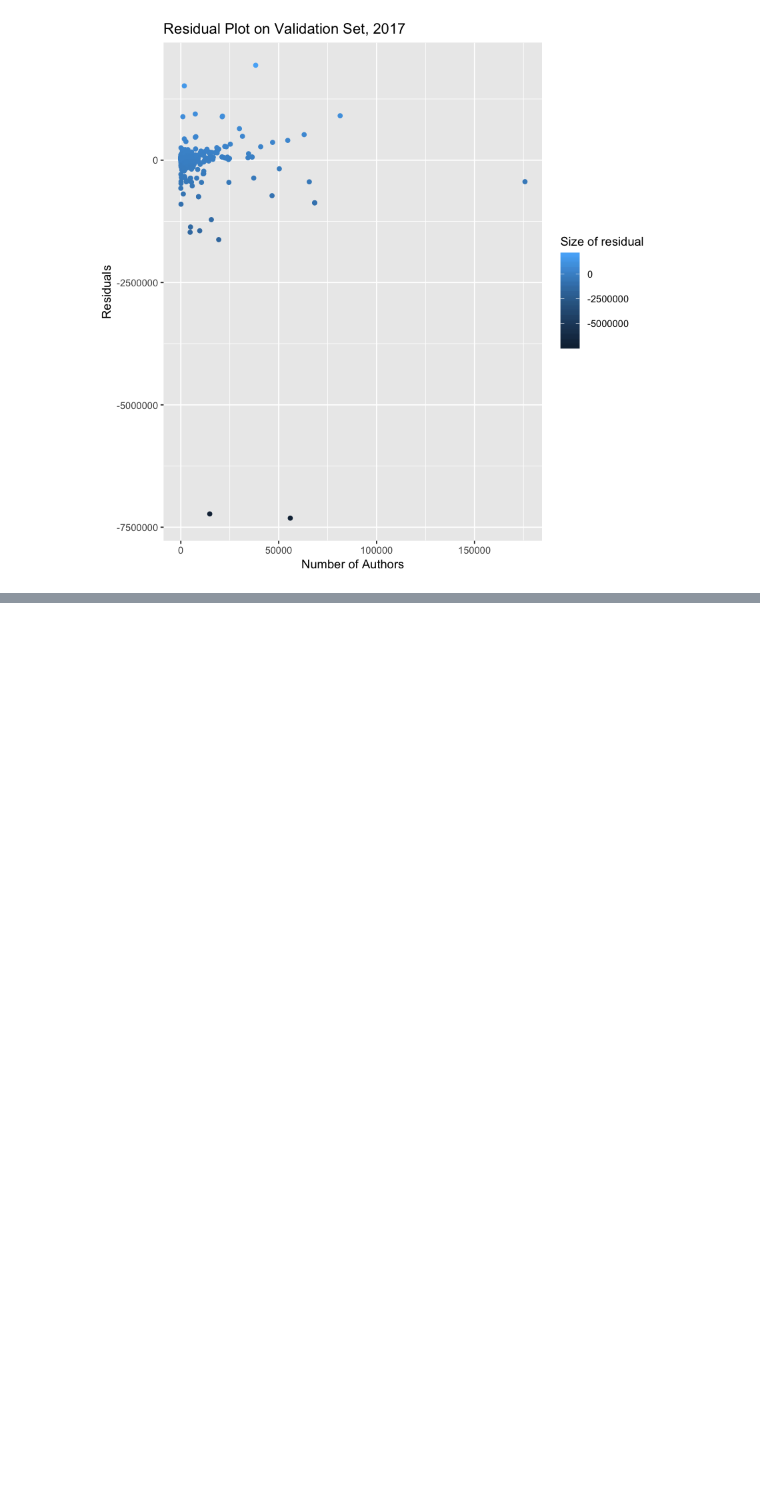
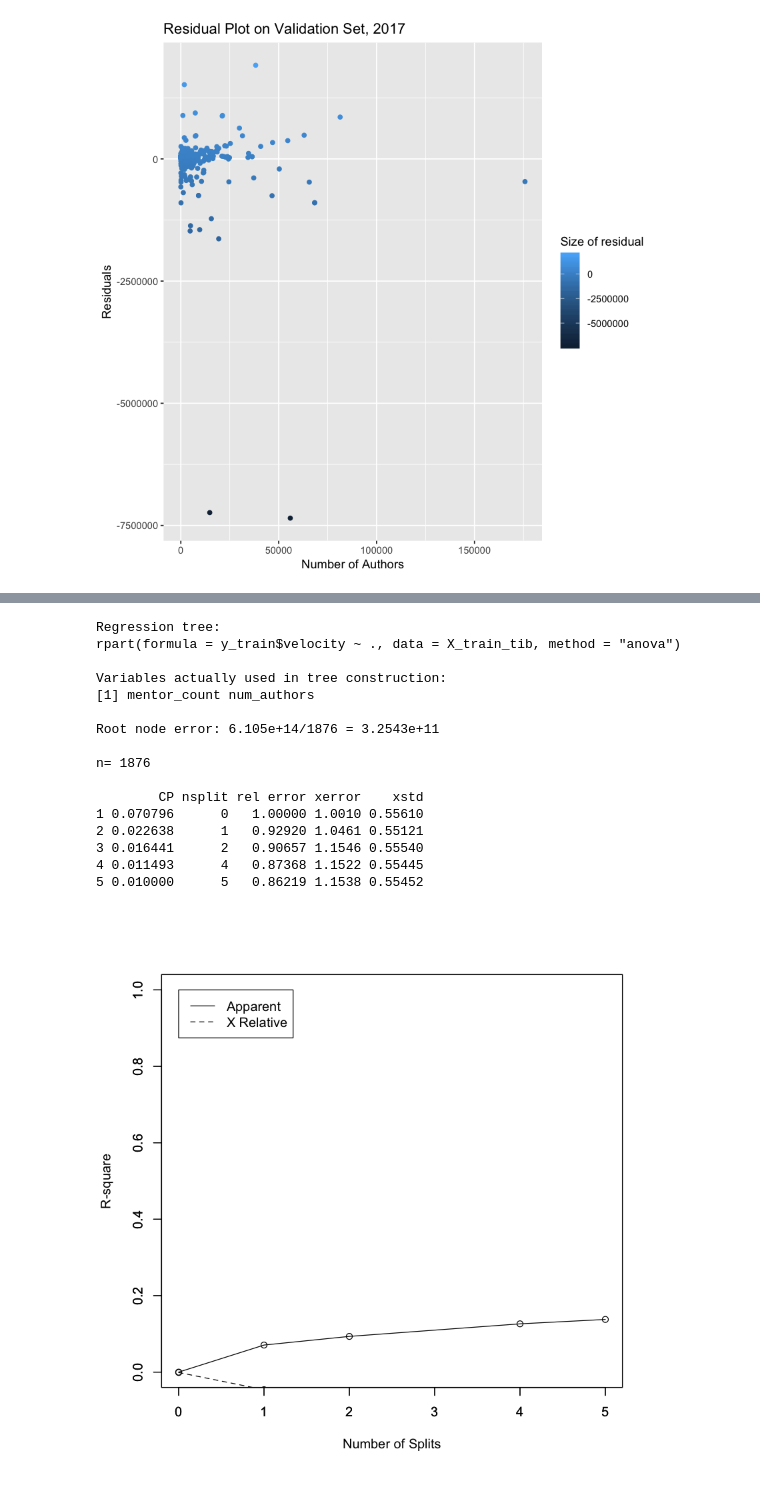
Before and after one commit to tbonza/EDS19, a Jupyter notebook: project/FinalReport.ipynb, the cells around one changed output, grey strips where cells are left out. Cells and saved outputs as stored; diff of their text form; code cells hidden in the pictures; blank space fills up the shorter version.

```diff
--- a/project/FinalReport.ipynb
+++ b/project/FinalReport.ipynb
@@ -389,6 +372,18 @@ y_val <- y %>% filter(ts == 2017) %>% select(velocity)
 dim(X_val)[1] == dim(y_val)[1]
 # %% [output]
 [1] TRUE
+# %%
+# Compute R^2 from true and predicted values
+rsquare <- function(true, predicted) {
+  sse <- sum((predicted - true)^2)
+  sst <- sum((true - mean(true))^2)
+  rsq <- 1 - sse / sst
+
+  # For this post, impose floor...
+  if (rsq < 0) rsq <- 0
+
+  return (rsq)
+}
 # %% [markdown]
 ### Fit training set
 # %%
@@ -502,0 +583,20 @@ Let's clean this notebook up a bit then put together the presentation and write
+# %%
+rsq.rpart(fit2) # visualize cross-validation results
+# %% [output]
+Regression tree:
+rpart(formula = y_train$velocity ~ ., data = X_train_tib, method = "anova")
+
+Variables actually used in tree construction:
+[1] mentor_count num_authors
+
+Root node error: 6.105e+14/1876 = 3.2543e+11
+
+n= 1876
+
+        CP nsplit rel error xerror    xstd
+1 0.070796      0   1.00000 1.0010 0.55610
+2 0.022638      1   0.92920 1.0461 0.55121
+3 0.016441      2   0.90657 1.1546 0.55540
+4 0.011493      4   0.87368 1.1522 0.55445
+5 0.010000      5   0.86219 1.1538 0.55452
+[figure, added]
```
Also changed, not shown: parts of 26 cells of this notebook.
